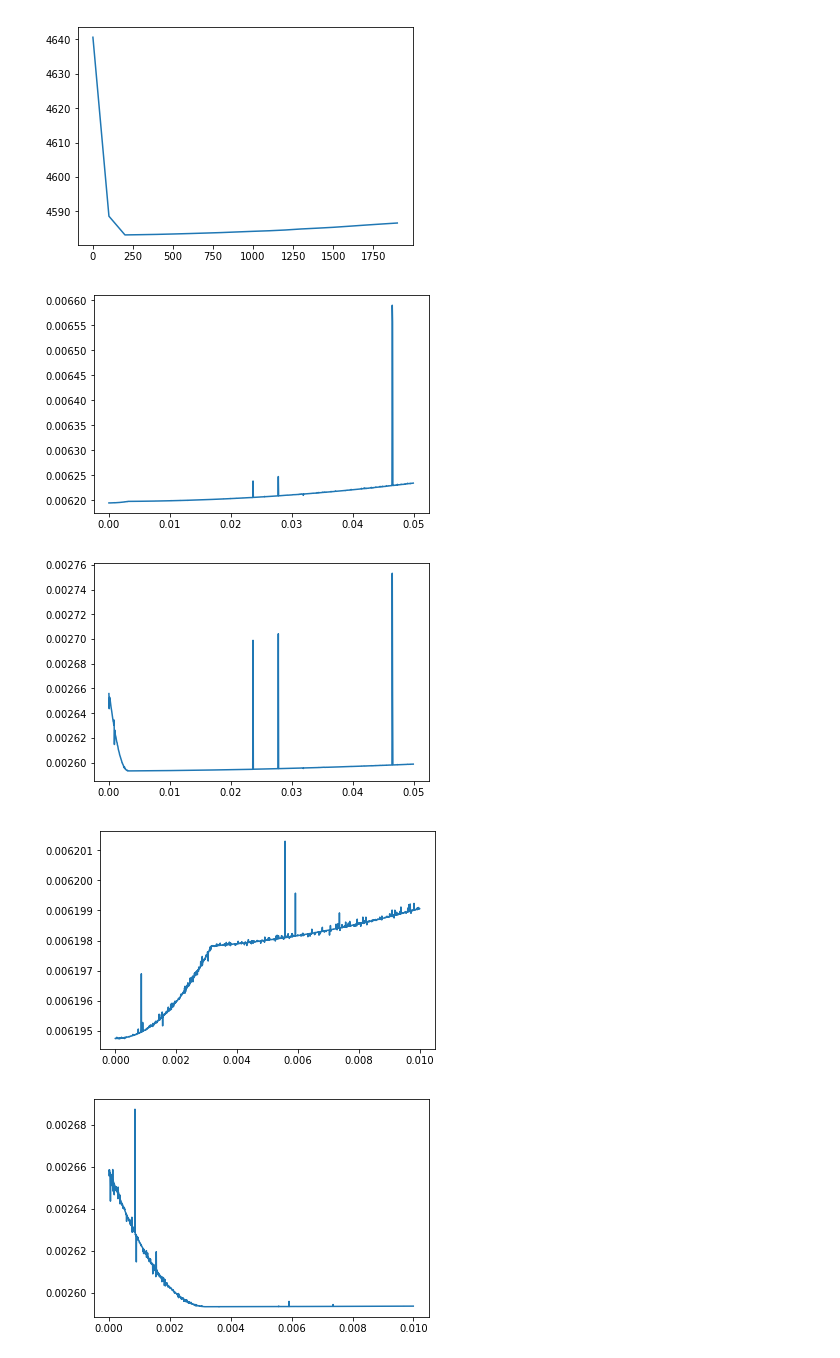
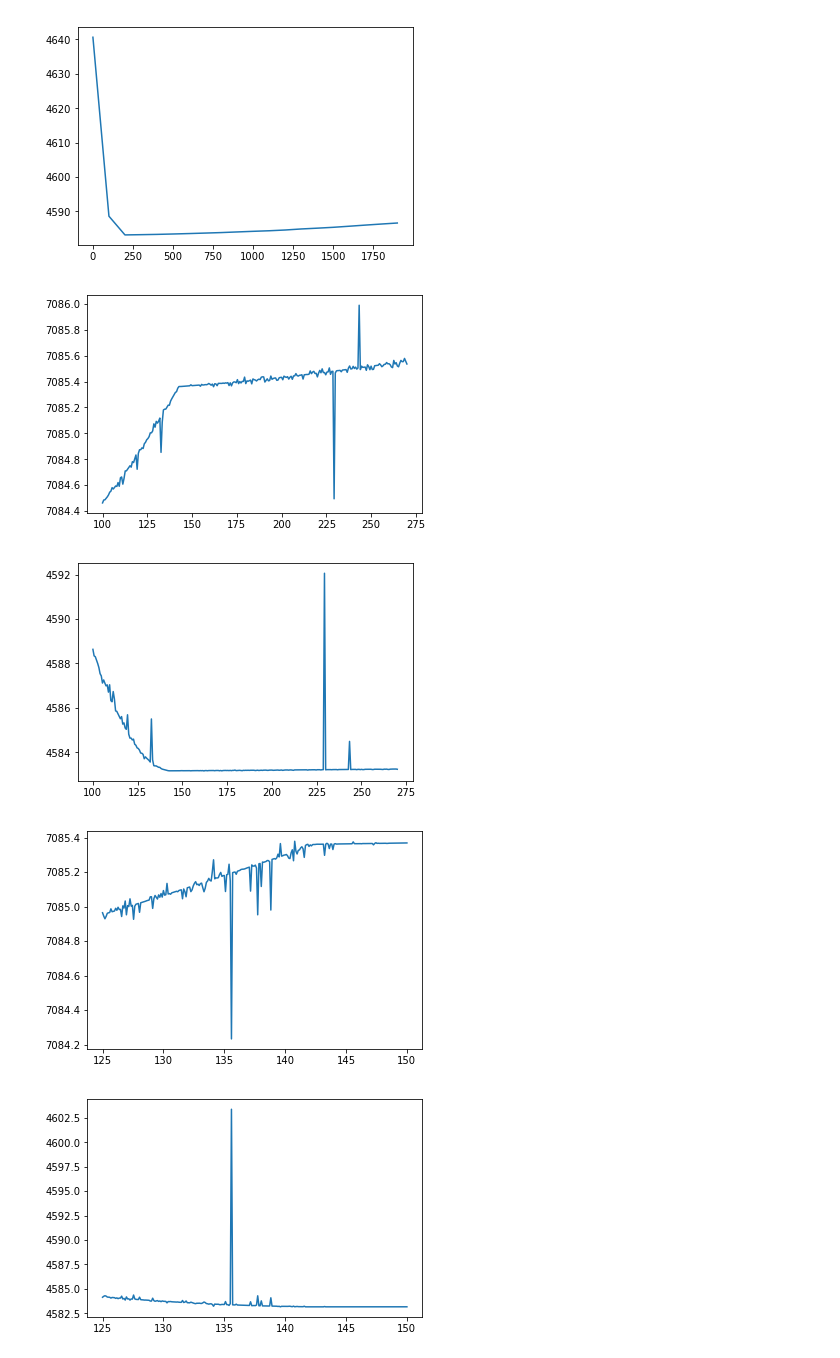
Before and after one commit to readdy/readdy_learn, a Jupyter notebook: analyze/draft_minimization.ipynb, the cells around one changed output. Cells and saved outputs as stored; diff of their text form; code cells hidden in the pictures.

```diff
--- a/analyze/draft_minimization.ipynb
+++ b/analyze/draft_minimization.ipynb
@@ -159,7 +159,7 @@ def frob_l1_regression(theta, dcounts_dt, alpha, prefactor=False, print_n_iter=T
     iterations = []
     if prefactor:
         scale = 1. / (2.*n_timesteps * n_species)
-        fun = lambda x: opt.lasso_minimizer_objective_fun(scale, x, alpha, theta, dcounts_dt)
+        fun = lambda x: opt.lasso_minimizer_objective_fun(x, alpha, theta, dcounts_dt, scale)
     else:
         fun = lambda x: opt.lasso_minimizer_objective_fun(x, alpha, theta, dcounts_dt)
     result = so.minimize(
@@ -257,12 +257,12 @@ print(alphas[np.argmin(cost_test)])
 200.0
 [figure]
 # %%
-alphas_2, cost_learn_2, cost_test_2 =  plot_cv_for_alphas(np.arange(0., 0.05, .00005))
+alphas_2, cost_learn_2, cost_test_2 =  plot_cv_for_alphas(np.linspace(100, 270, num=256))
 # %% [output]
-[figure, old version]
+[figure, new version]
-[figure, old version]
+[figure, new version]
 # %%
-alphas_3, cost_learn_3, cost_test_3 = plot_cv_for_alphas(np.arange(0., 0.01, .000005))
+alphas_3, cost_learn_3, cost_test_3 = plot_cv_for_alphas(np.linspace(125, 150, num=256))
 # %% [output]
-[figure, old version]
+[figure, new version]
-[figure, old version]
+[figure, new version]
```
Also changed, not shown: parts of 2 cells of this notebook, 4 other files.
